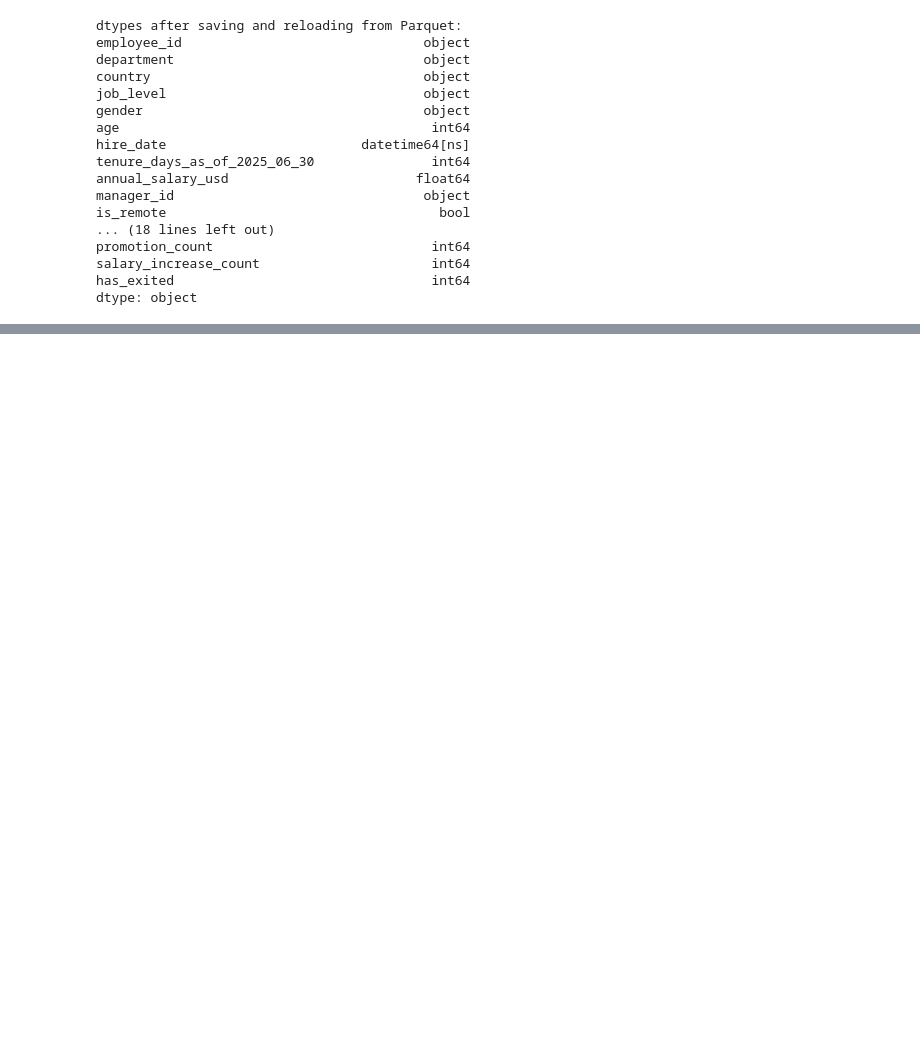
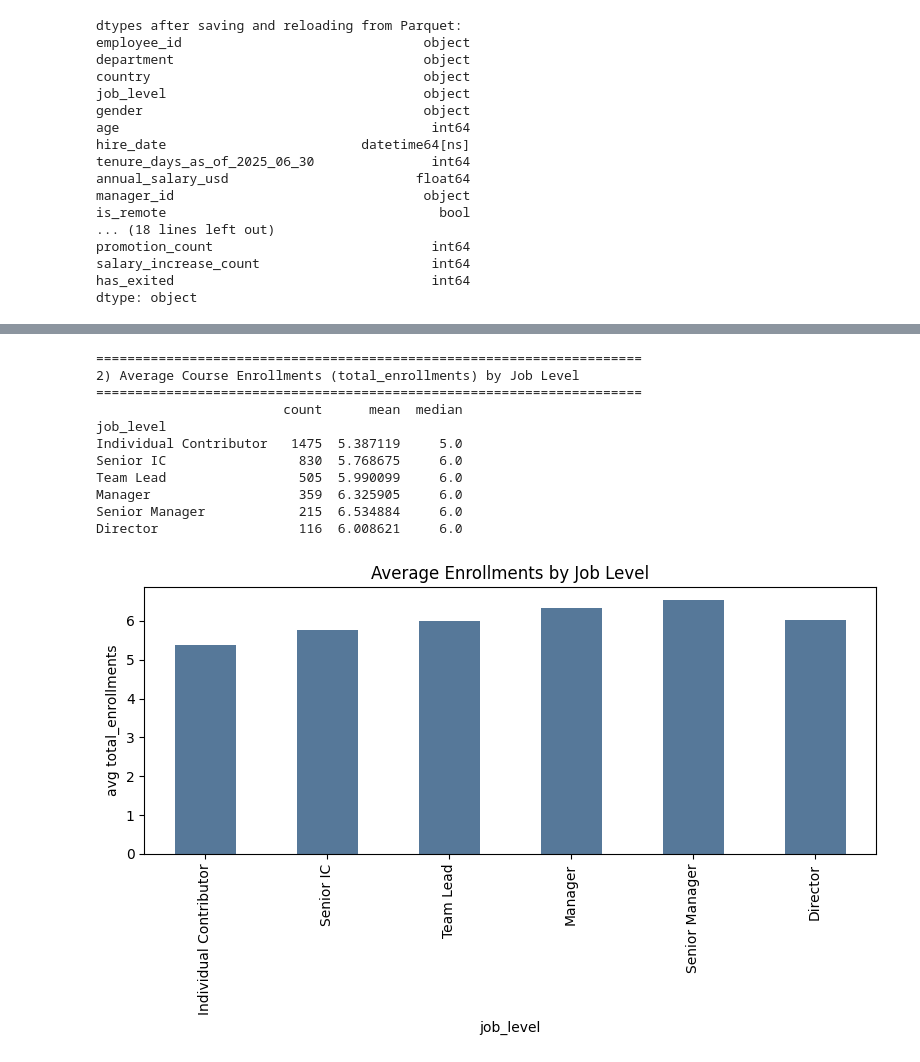
Before and after one commit to Sara-xv/Meridian-Group, a Jupyter notebook: EDA.ipynb, the cells around one changed output, grey strips where cells are left out. Saved outputs shown, nothing was run; the diff lists cells and outputs as text; code cells hidden in the pictures; blank space fills up the shorter version.

```diff
--- a/EDA.ipynb
+++ b/EDA.ipynb
@@ -31,0 +96,36 @@ OptionError: "No such keys(s): 'display.column'"
+# %%
+print("=" * 70)
+print("2) Average Course Enrollments (total_enrollments) by Job Level")
+print("=" * 70)
+
+level_order = ["Individual Contributor", "Senior IC", "Team Lead",
+                "Manager", "Senior Manager", "Director"]
+enroll_by_level = (
+    data.groupby("job_level")["total_enrollments"]
+    .agg(["count", "mean", "median"])
+    .reindex(level_order)
+)
+print(enroll_by_level)
+print()
+
+fig, ax = plt.subplots(figsize=(8, 5))
+data.groupby("job_level")["total_enrollments"].mean().reindex(level_order).plot(
+    kind="bar", ax=ax, color="#567899"
+)
+ax.set_title("Average Enrollments by Job Level")
+ax.set_ylabel("avg total_enrollments")
+plt.tight_layout()
+plt.savefig("eda_2_enrollments_by_level.png", dpi=120)
+# %% [output]
+======================================================================
+2) Average Course Enrollments (total_enrollments) by Job Level
+======================================================================
+                        count      mean  median
+job_level
+Individual Contributor   1475  5.387119     5.0
+Senior IC                 830  5.768675     6.0
+Team Lead                 505  5.990099     6.0
+Manager                   359  6.325905     6.0
+Senior Manager            215  6.534884     6.0
+Director                  116  6.008621     6.0
+[figure, added]
```
Also changed, not shown: parts of 12 cells of this notebook, 1 other file.
